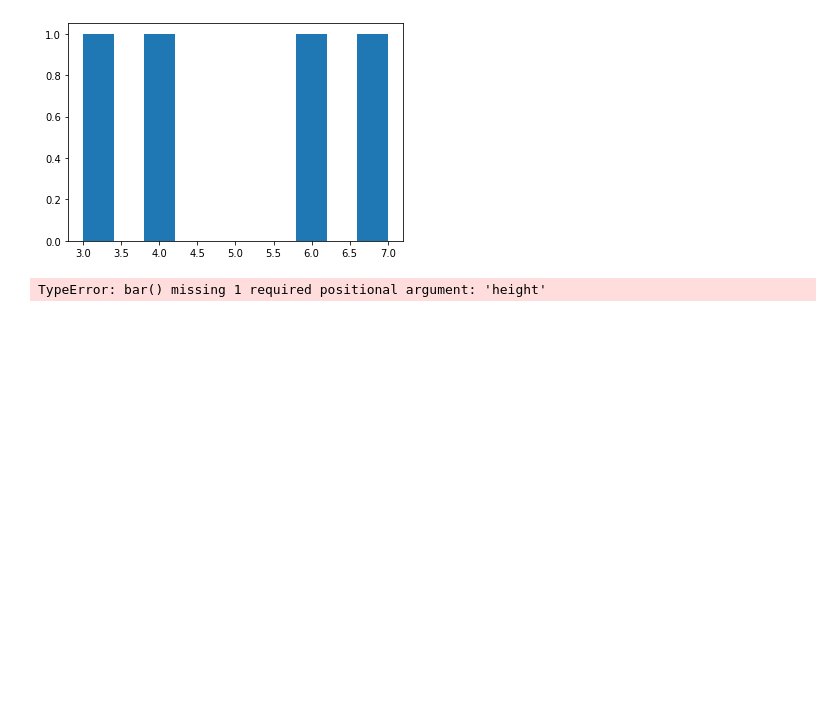
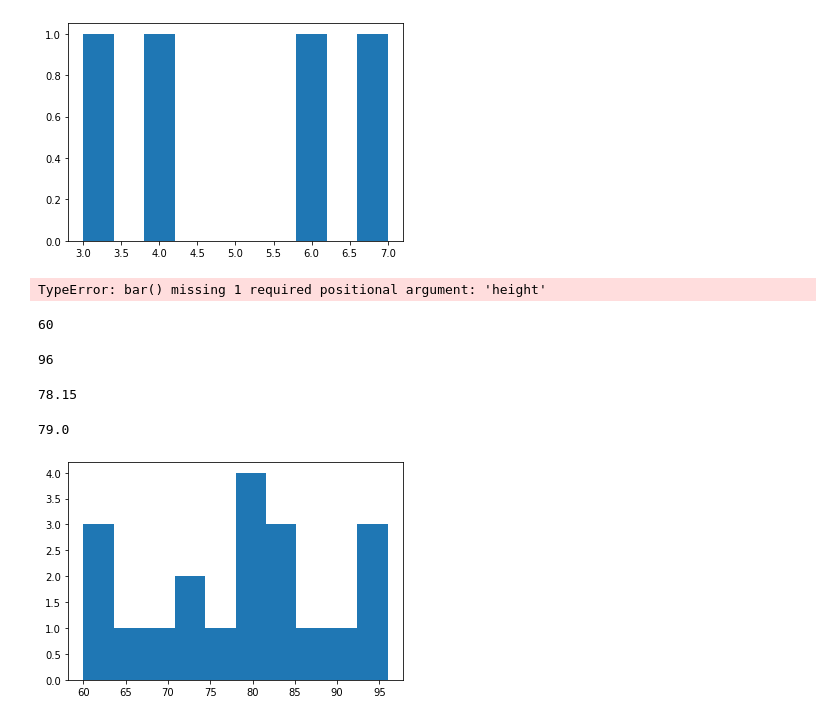
Before and after one commit to george887/MY_EXCERCISE, a Jupyter notebook: pandas_series_practice.ipynb, the cells around one changed output. Cells and saved outputs as stored; diff of their text form; code cells hidden in the pictures; blank space fills up the shorter version.

Commit message:
Adding pandas practice

```diff
--- a/pandas_series_practice.ipynb
+++ b/pandas_series_practice.ipynb
@@ -380,3 +380,31 @@ plt.show()
 plt.bar(my_bins)
 # %% [output]
 TypeError: bar() missing 1 required positional argument: 'height'
+# %%
+#3. Use pandas to create a Series from the following exam scores:
+scores = [60, 86, 75, 62, 93, 71, 60, 83, 95, 78, 65, 72, 69, 81, 96, 80, 85, 92, 82, 78]
+scores = pd.Series(scores)
+# %%
+# What is the minimum exam score? The max, mean, median?
+min(scores)
+# %% [output]
+60
+# %%
+max(scores)
+# %% [output]
+96
+# %%
+sum(scores)/len(scores)
+# %% [output]
+78.15
+# %%
+import statistics
+statistics.median(scores)
+# %% [output]
+79.0
+# %%
+#3 Plot a histogram of the scores.
+plt.hist(scores)
+plt.show()
+# %% [output]
+[figure, added]
```
Also changed, not shown: parts of 30 cells of this notebook.
